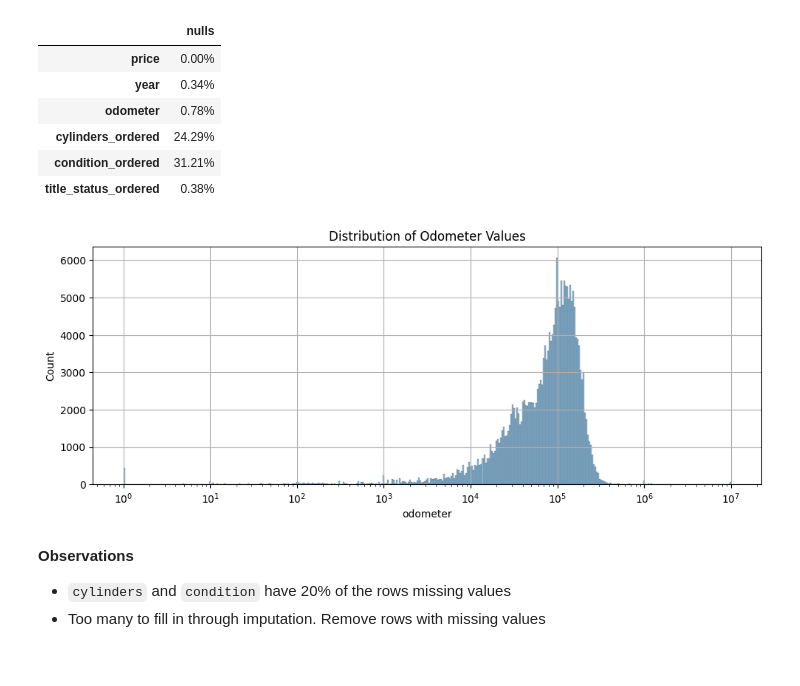
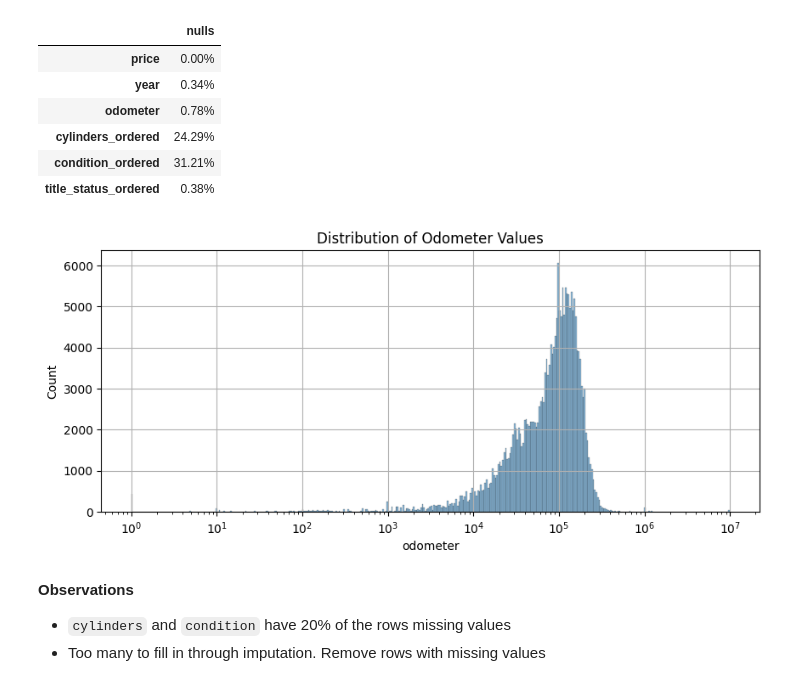
Before and after one commit to pasmith/ucb-mlai-mod-11, a Jupyter notebook: prompt_II.ipynb, the cells around one changed output. Saved outputs shown, nothing was run; the diff lists cells and outputs as text; code cells hidden in the pictures.

Commit message:
fix image

```diff
--- a/prompt_II.ipynb
+++ b/prompt_II.ipynb
@@ -275,13 +275,13 @@ pd.DataFrame(
 # %%
 fig = plt.figure(figsize=(10,4))
 sns.histplot(cars, x='odometer', log_scale=True, kde=True)
 plt.grid(True)
-fig.tight_layout()
+# fig.tight_layout()
 plt.title('Distribution of Odometer Values')
 plt.savefig('images/odometer-dist.png')
 plt.show()
 # %% [output]
-[figure, old version]
+[figure, new version]
 # %% [markdown]
 **Observations**
 - `cylinders` and `condition` have 20% of the rows missing values
```
Also changed, not shown: parts of 1 cell of this notebook.
